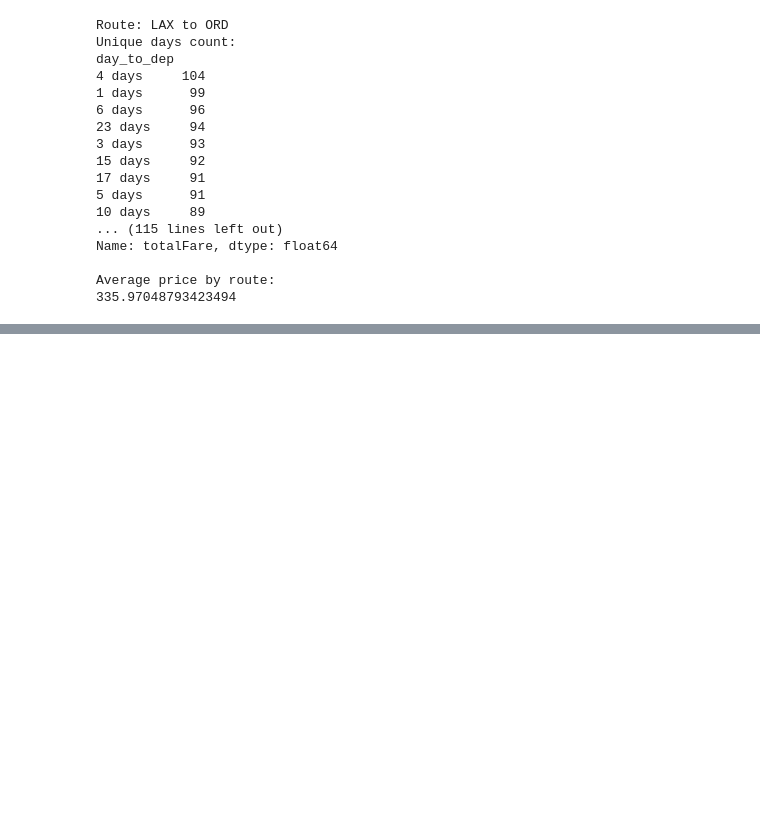
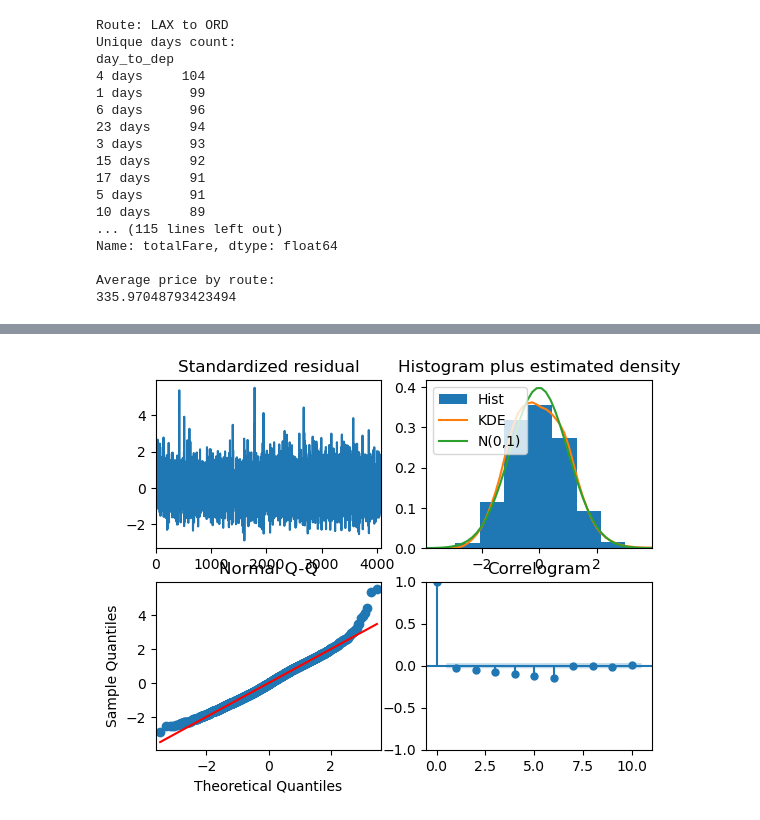
Before and after one commit to bhstoller/AirFareCast, a Jupyter notebook: Sample_v2.ipynb, the cells around one changed output, grey strips where cells are left out. Drawn from its saved outputs; the diff is of its cells as text; code cells hidden in the pictures; blank space fills up the shorter version.

Commit message:
Models SARIMA, ARIMA, Prophet

```diff
--- a/Sample_v2.ipynb
+++ b/Sample_v2.ipynb
@@ -340,3 +340,28 @@ arima_models = []
 # Use the route_df
 flight_df = route_df.set_index('day_to_dep')
 flight_df = flight_df.sort_index()
+# %%
+# List to store SARIMA models
+sarima_models = []
+
+# Iterate over the 10 flight DataFrames
+for i, flight_df in enumerate(route_dataframes):
+        # Ensure that 'totalFare' column exists and has sufficient data
+        if flight_df['totalFare'].isna().sum() > 0:
+            print(f"Skipping Flight {i+1} due to missing values in totalFare.")
+            continue
+        if len(flight_df) < 10:  # Ensure at least 10 data points for fitting
+            print(f"Skipping Flight {i+1} due to insufficient data.")
+            continue
+
+        # Fitting the ARIMA model using auto_arima
+        model = auto_arima(flight_df['totalFare'], seasonal=True, m=7, suppress_warnings=True)
+        sarima_result = model.fit(flight_df['totalFare'])
+
+        # Store the model
+        sarima_models.append(sarima_result)
+
+        # Summary output
+        print(f"SARIMA Model for Flight {i+1}:")
+        print(sarima_result.summary())
+        print("\n")
@@ -342,0 +386,6 @@ flight_df = flight_df.sort_index()
+# %%
+#Plot flight 5 SARIMA model
+sarima_models[4].plot_diagnostics()
+plt.show()
+# %% [output]
+[figure, added]
```
Also changed, not shown: parts of 9 cells of this notebook.
